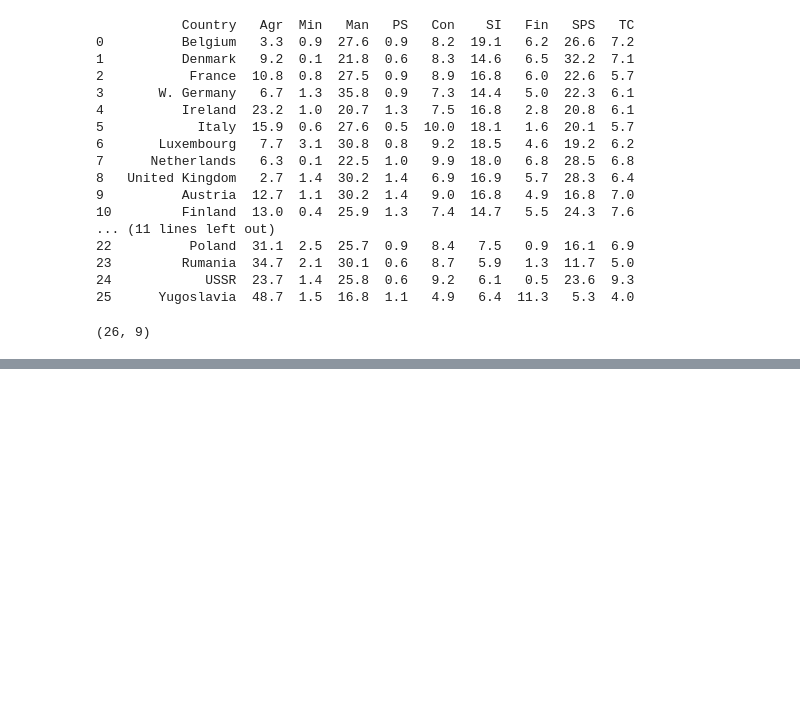
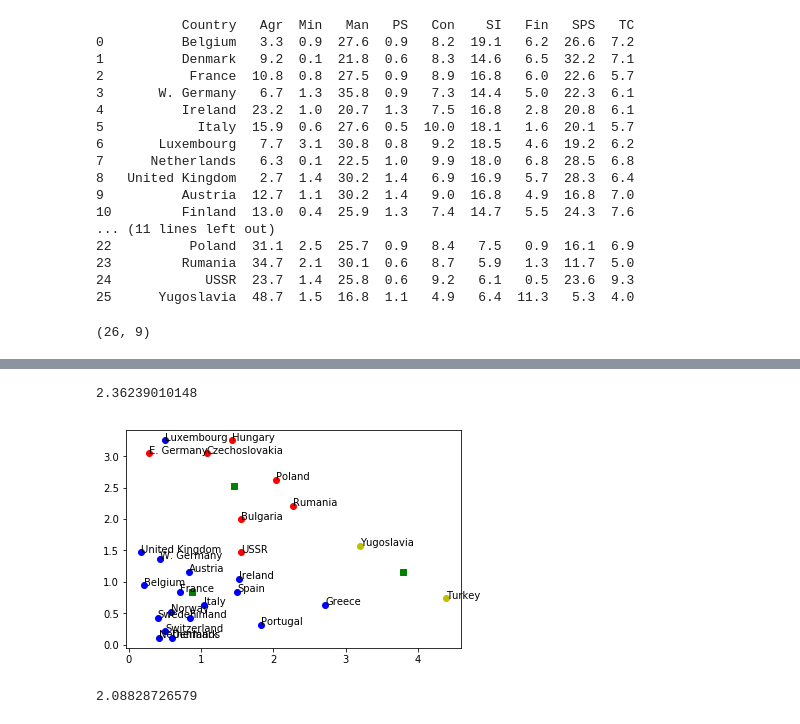
Before and after one commit to lpoon2/CS498-AML, a Jupyter notebook: hw4/hw4.ipynb, the cells around one changed output, grey strips where cells are left out. Saved outputs shown, nothing was run; the diff lists cells and outputs as text; code cells hidden in the pictures; blank space fills up the shorter version.

```diff
--- a/hw4/hw4.ipynb
+++ b/hw4/hw4.ipynb
@@ -64 +80,27 @@ plt.show()
+# %%
+#the sum of distance between each observation and its centroid (k=2)
+print(distortion)
+# %% [output]
+2.36239010148
+# %%
+# computing K-Means with K = 3 (3 clusters)
+whitened = whiten(df)
+codebook, distortion = kmeans(whitened, 3)
+idx,_ = vq(whitened,codebook)
+plt.plot(whitened[idx==0,0],whitened[idx==0,1],'ob')
+plt.plot(whitened[idx==1,0],whitened[idx==1,1],'or')
+plt.plot(whitened[idx==2,0],whitened[idx==2,1],'oy')
+
+
+plt.plot(codebook[:,0],codebook[:,1],'sg')
+for x, y, name in zip(whitened[:,0], whitened[:,1], labels):
+    plt.text(x, y, name)
+plt.show()
+# %% [output]
+[figure, added]
+# %%
+#the sum of distance between each observation and its centroid (k=3)
+print(distortion)
+# %% [output]
+2.08828726579
 # %%
```
Also changed, not shown: parts of 9 cells of this notebook, 1 other file.
